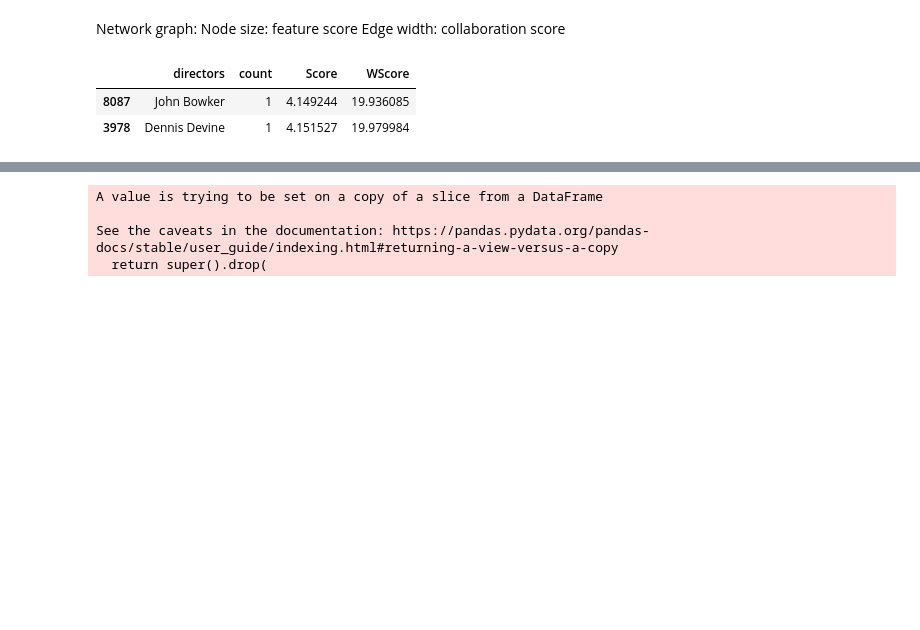
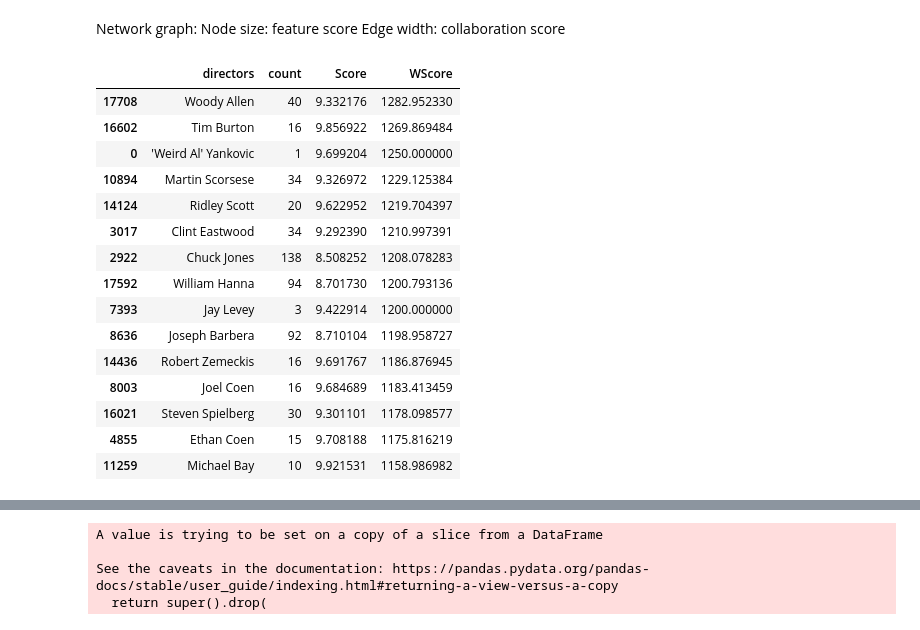
Before and after one commit to epfl-ada/ada-2022-project-theadaholics, a Jupyter notebook: main.ipynb, the cells around one changed output, grey strips where cells are left out. Saved outputs shown, nothing was run; the diff lists cells and outputs as text; code cells hidden in the pictures; blank space fills up the shorter version.

```diff
--- a/main.ipynb
+++ b/main.ipynb
@@ -2279,13 +2272,26 @@ Node size: feature score
 Edge width: collaboration score
 # %%
 N = 15 # number of nodes
-top_N_directors = directors_score.sort_values(by='WScore')[0:N]
+top_N_directors = directors_score.sort_values(by='WScore',ascending=False)[0:N]
 # %%
-top_N_directors.head(2)
+top_N_directors.head(15)
 # %% [output]
 |  | directors | count | Score | WScore |
-| 8087 | John Bowker | 1 | 4.149244 | 19.936085 |
-| 3978 | Dennis Devine | 1 | 4.151527 | 19.979984 |
+| 17708 | Woody Allen | 40 | 9.332176 | 1282.952330 |
+| 16602 | Tim Burton | 16 | 9.856922 | 1269.869484 |
+| 0 | 'Weird Al' Yankovic | 1 | 9.699204 | 1250.000000 |
+| 10894 | Martin Scorsese | 34 | 9.326972 | 1229.125384 |
+| 14124 | Ridley Scott | 20 | 9.622952 | 1219.704397 |
+| 3017 | Clint Eastwood | 34 | 9.292390 | 1210.997391 |
+| 2922 | Chuck Jones | 138 | 8.508252 | 1208.078283 |
+| 17592 | William Hanna | 94 | 8.701730 | 1200.793136 |
+| 7393 | Jay Levey | 3 | 9.422914 | 1200.000000 |
+| 8636 | Joseph Barbera | 92 | 8.710104 | 1198.958727 |
+| 14436 | Robert Zemeckis | 16 | 9.691767 | 1186.876945 |
+| 8003 | Joel Coen | 16 | 9.684689 | 1183.413459 |
+| 16021 | Steven Spielberg | 30 | 9.301101 | 1178.098577 |
+| 4855 | Ethan Coen | 15 | 9.708188 | 1175.816219 |
+| 11259 | Michael Bay | 10 | 9.921531 | 1158.986982 |
 # %%
 ls_top_directors = top_N_directors['directors'].tolist()
 director_pairs_score.rename({'directors': 'director_pair', 'WScore':'Score_pair', 'num_movies':'num_movies_pair'}, axis = 1,inplace=True)
```
Also changed, not shown: parts of 26 cells of this notebook.
